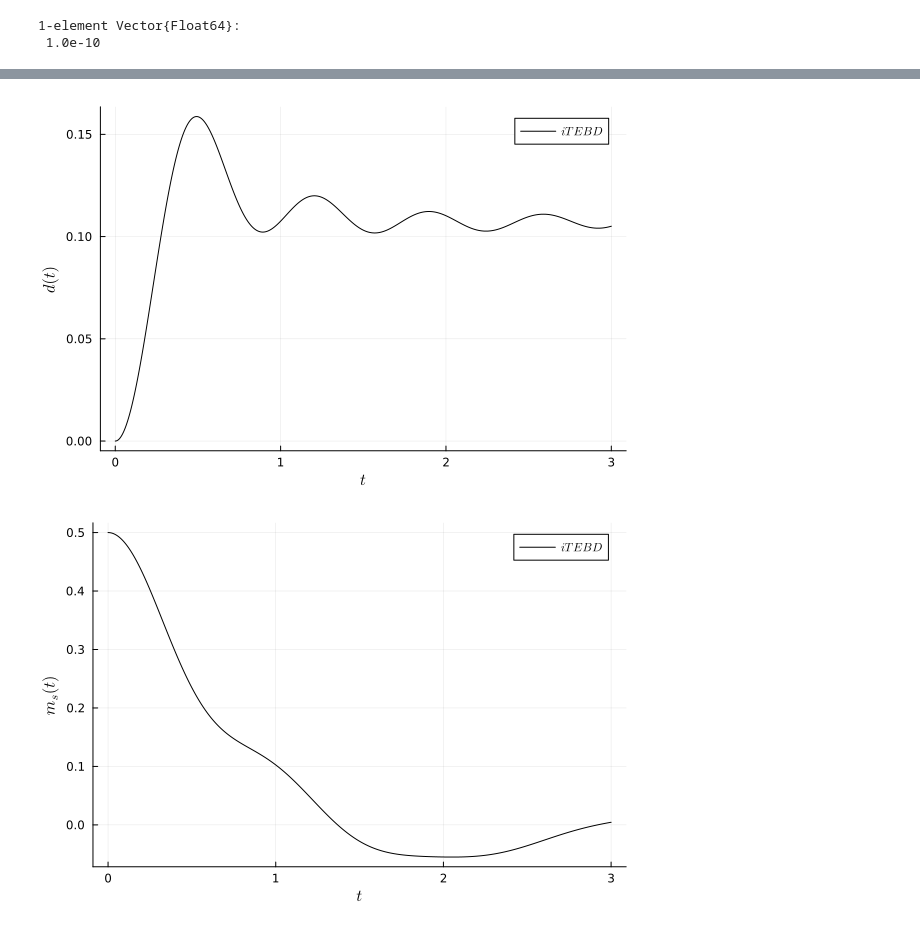
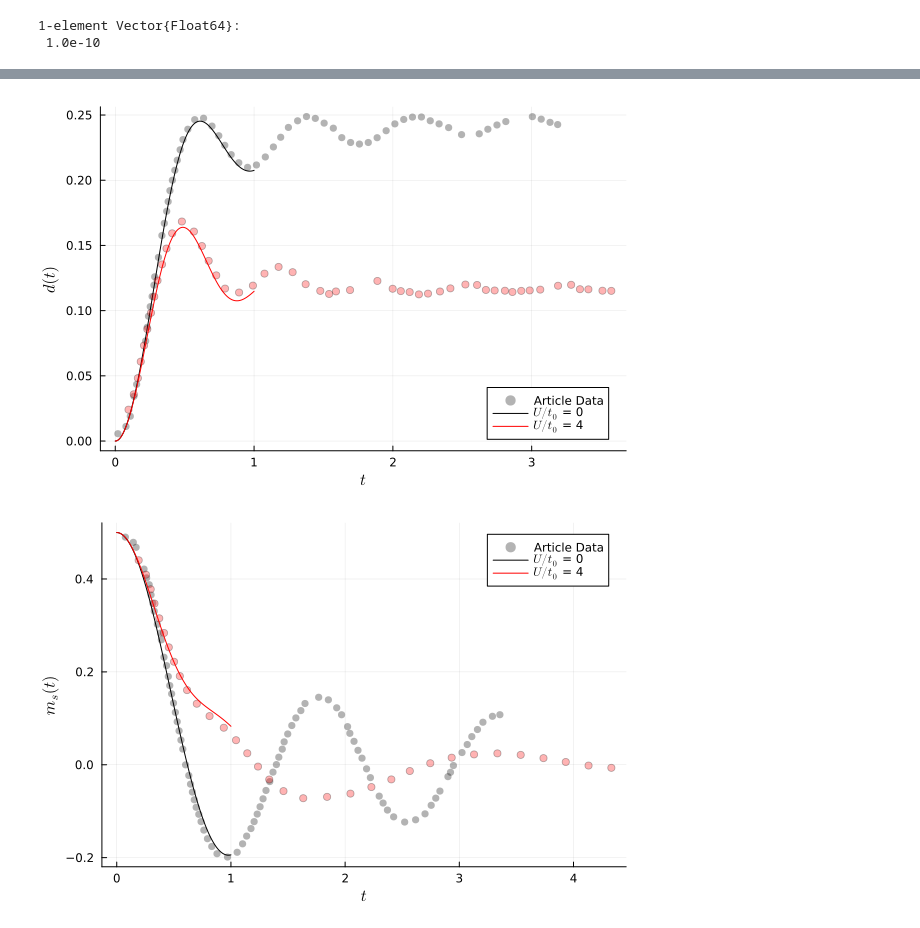
Before and after one commit to Joacop16/Tensor_Networks_with_Julia, a Jupyter notebook: 4 - Fermi-Hubbard Model (Spinful Systems).ipynb, the cells around one changed output, grey strips where cells are left out. Saved outputs shown, nothing was run; the diff lists cells and outputs as text; code cells hidden in the pictures.

```diff
--- a/4 - Fermi-Hubbard Model (Spinful Systems).ipynb
+++ b/4 - Fermi-Hubbard Model (Spinful Systems).ipynb
@@ -508,5 +515,13 @@ ylabel!(L"m_{s}(t)")
 # %%
-N = 10
+N = 20
 t = 1
-U = 4
-tf = 3
+
+Initial_State = []
+for i=1:N
+
+    if i%2==0
+        append!(Initial_State, ["Up"])
+    else
+        append!(Initial_State, ["Dn"])
+    end
+end
@@ -539,5 +528,6 @@ Initial_State
 # %%
-H, sites = Create_H_MPO(t,U, N)
+# sites = siteinds("Electron",N, conserve_qns = true)
+sites = siteinds("Electron",N)
 Initial_MPS = MPS(sites, Initial_State)
 normalize!(Initial_MPS)
 # %% [output]
@@ -555,3 +551,6 @@ MPS
 # %%
-d_values_TN, ms_values_TN, times_TN = TEBD_Values(tf, Initial_MPS, t, U, 100, false, false)
+d_values_TN_0, ms_values_TN_0, charge_correlations_TN_0, spin_correlations_TN_0, SVN_values_TN_0, times_TN = TEBD_Values(1, Initial_MPS, t, 0, 40, true) #U/t = 0
+d_values_TN_4, ms_values_TN_4, charge_correlations_TN_4, spin_correlations_TN_4, SVN_values_TN_4, times_TN = TEBD_Values(1, Initial_MPS, t, 4*t, 40, true) #U/t = 4
+
+#215 segs wo GPU
 # %% [output]
@@ -559,12 +578,28 @@ d_values_TN, ms_values_TN, times_TN = TEBD_Values(tf, Initial_MPS, t, U, 100, fa
 # %%
-plot(times_TN, d_values_TN, label= L"iTEBD", color = "black")
+Figure_Data = readdlm("txt_files/Fermi_Hubbard_Figure1a_Gray.txt", ',', Float64)
+scatter(Figure_Data[:,1], Figure_Data[:,2], label = "Article Data", color = "black", alpha = 0.3 )
+plot!(times_TN, d_values_TN_0, label= L"$U/t_{0}$ = 0", color = "black")
+
+
+Figure_Data = readdlm("txt_files/Fermi_Hubbard_Figure1a_Red.txt", ',', Float64)
+scatter!(Figure_Data[:,1], Figure_Data[:,2], label = false, color = "red", alpha = 0.3 )
+plot!(times_TN, d_values_TN_4, label= L"$U/t_{0}$ = 4", color = "red")
+
 xlabel!(L"t")
 ylabel!(L"d(t)")
 # %% [output]
-[figure, old version]
+[figure, new version]
 # %%
-plot(times_TN, ms_values_TN, label= L"iTEBD", color = "black")
+Figure_Data = readdlm("txt_files/Fermi_Hubbard_Figure1b_Gray.txt", ',', Float64)
+scatter(Figure_Data[:,1], Figure_Data[:,2], label = "Article Data", color = "black", alpha = 0.3 )
+plot!(times_TN, ms_values_TN_0, label= L"$U/t_{0}$ = 0", color = "black")
+
+
+Figure_Data = readdlm("txt_files/Fermi_Hubbard_Figure1b_Red.txt", ',', Float64)
+scatter!(Figure_Data[:,1], Figure_Data[:,2], label = false, color = "red", alpha = 0.3 )
+plot!(times_TN, ms_values_TN_4, label= L"$U/t_{0}$ = 4", color = "red")
+
 xlabel!(L"t")
 ylabel!(L"m_{s}(t)")
 # %% [output]
-[figure, old version]
+[figure, new version]
```
Also changed, not shown: parts of 25 cells of this notebook, 4 other files.
